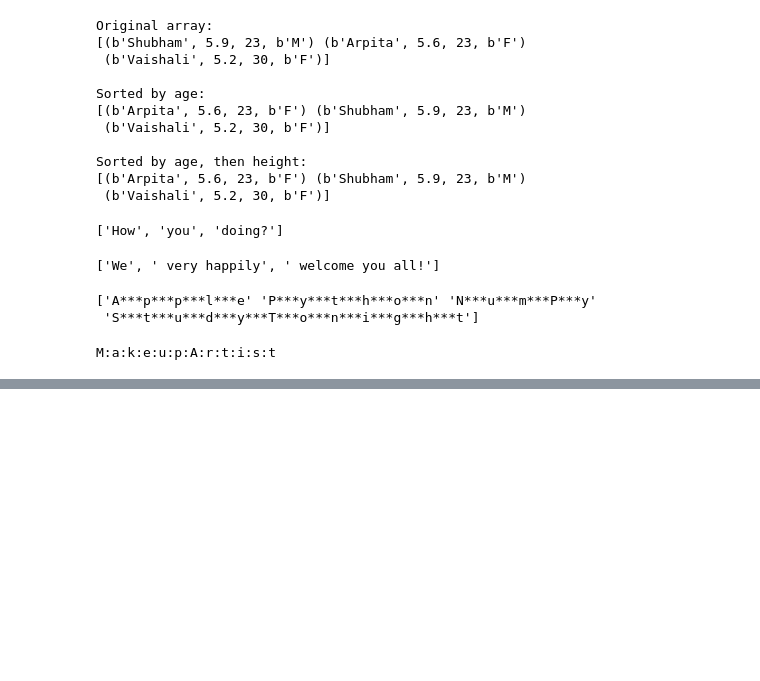
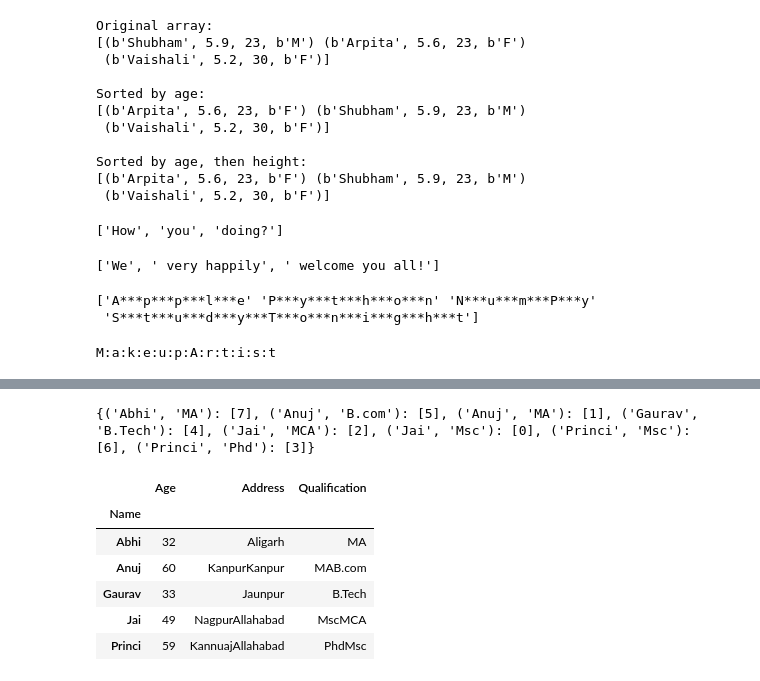
Before and after one commit to gowri862/ChatApp, a Jupyter notebook: Copy_of_Welcome_To_Colab.ipynb, the cells around one changed output, grey strips where cells are left out. Drawn from its saved outputs; the diff is of its cells as text; code cells hidden in the pictures; blank space fills up the shorter version.

```diff
--- a/Copy_of_Welcome_To_Colab.ipynb
+++ b/Copy_of_Welcome_To_Colab.ipynb
@@ -436,0 +819,13 @@ M:a:k:e:u:p:A:r:t:i:s:t
+# %%
+df.groupby(['Name', 'Qualification'])
+print(df.groupby(['Name', 'Qualification']).groups)
+df.groupby(['Name']).sum()
+# %% [output]
+{('Abhi', 'MA'): [7], ('Anuj', 'B.com'): [5], ('Anuj', 'MA'): [1], ('Gaurav', 'B.Tech'): [4], ('Jai', 'MCA'): [2], ('Jai', 'Msc'): [0], ('Princi', 'Msc'): [6], ('Princi', 'Phd'): [3]}
+|  | Age | Address | Qualification |
+| Name |  |  |  |
+| Abhi | 32 | Aligarh | MA |
+| Anuj | 60 | KanpurKanpur | MAB.com |
+| Gaurav | 33 | Jaunpur | B.Tech |
+| Jai | 49 | NagpurAllahabad | MscMCA |
+| Princi | 59 | KannuajAllahabad | PhdMsc |
```
Also changed, not shown: parts of 42 cells of this notebook.
